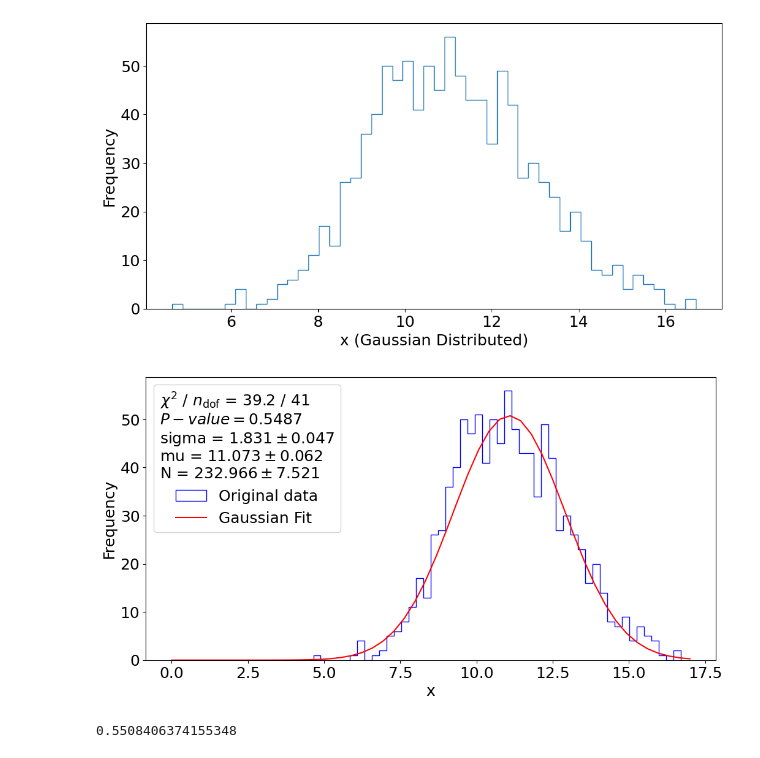
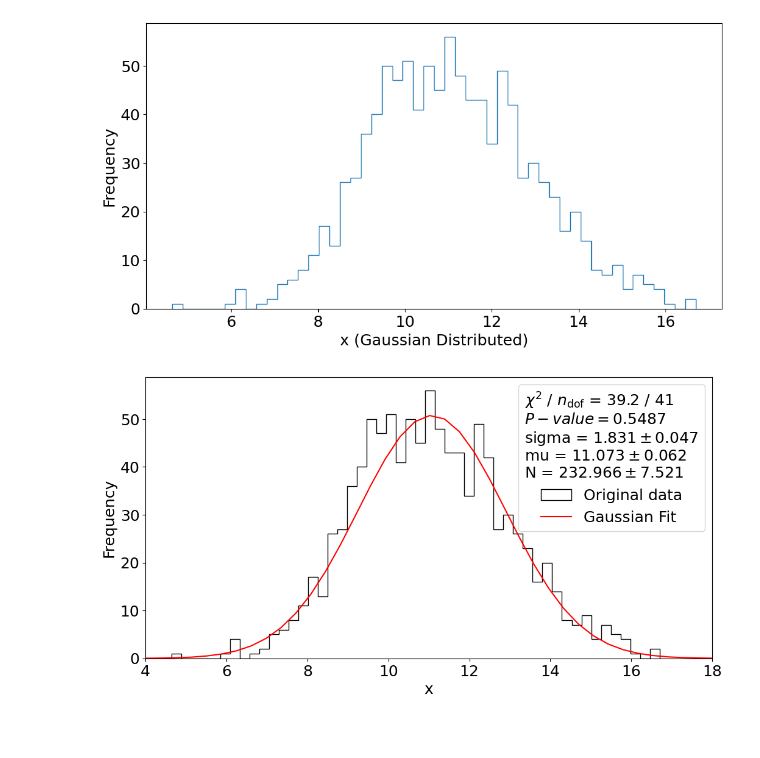
Before and after one commit to akjoelhede/Appstatgang_tornado, a Jupyter notebook: Anders_2016_eksamenssæt/problem3.ipynb, the cells around one changed output. Cells and saved outputs as stored; diff of their text form; code cells hidden in the pictures; blank space fills up the shorter version.

```diff
--- a/Anders_2016_eksamenssæt/problem3.ipynb
+++ b/Anders_2016_eksamenssæt/problem3.ipynb
@@ -153,19 +153,16 @@ Ndof_value = N_NotEmptyBin - len(minuit_chi2.parameters)
 # %%
 
 
 fit_info = [f"$\\chi^2$ / $n_\\mathrm{{dof}}$ = {minuit_chi2.fval:.1f} / {len(x) - minuit_chi2.nfit}",f"$P-value = {np.round(stats.chi2.sf(chi2_value,Ndof_value),4)}$"]
 for p, v, e in zip(minuit_chi2.parameters, minuit_chi2.values, minuit_chi2.errors):
 	fit_info.append(f"{p} = ${v:.3f} \\pm {e:.3f}$")
 
 
 fig, ax = plt.subplots(figsize=(12, 6))
-ax.hist(t, bins=50, histtype='step', label='Original data', color = 'Blue')
-ax.plot(np.linspace(0,17), gauss_fit(np.linspace(0,17),*minuit_chi2.values),label = 'Gaussian Fit', color = 'Red')
+ax.hist(t, bins=50, histtype='step', label='Original data', color = 'Black')
+ax.errorbar(np.linspace(0,18), gauss_fit(np.linspace(0,18),*minuit_chi2.values),label = 'Gaussian Fit', color = 'Red')
+ax.set_xlim(4,18)
 ax.set(xlabel="x", ylabel="Frequency");
 ax.legend(title="\n".join(fit_info));
 # %% [output]
-[figure, old version]
+[figure, new version]
-# %%
-stats.chi2.sf(39.2,41)
-# %% [output]
-0.5508406374155348
```
Also changed, not shown: parts of 2 cells of this notebook, 8 other files.
